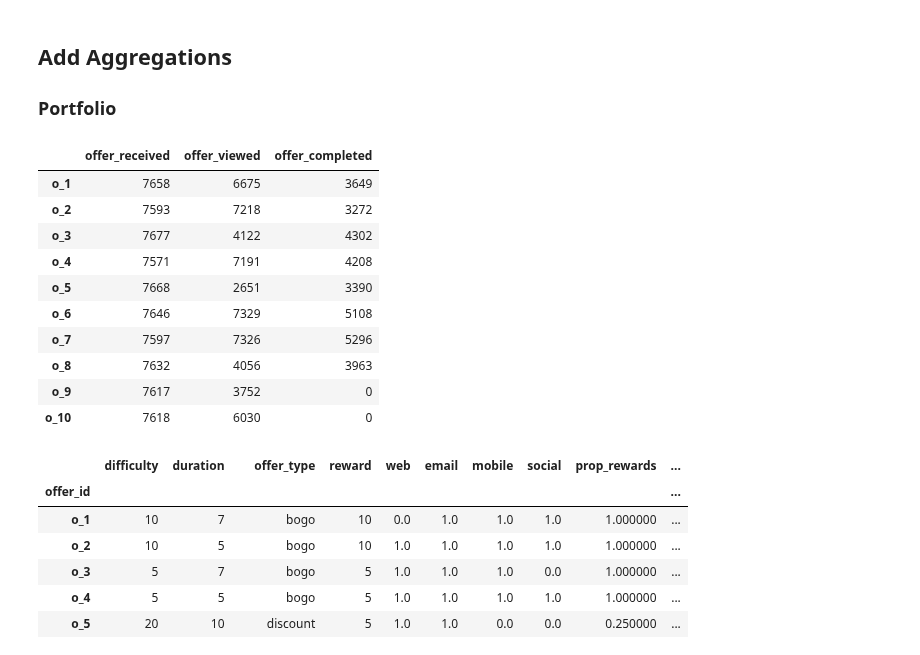
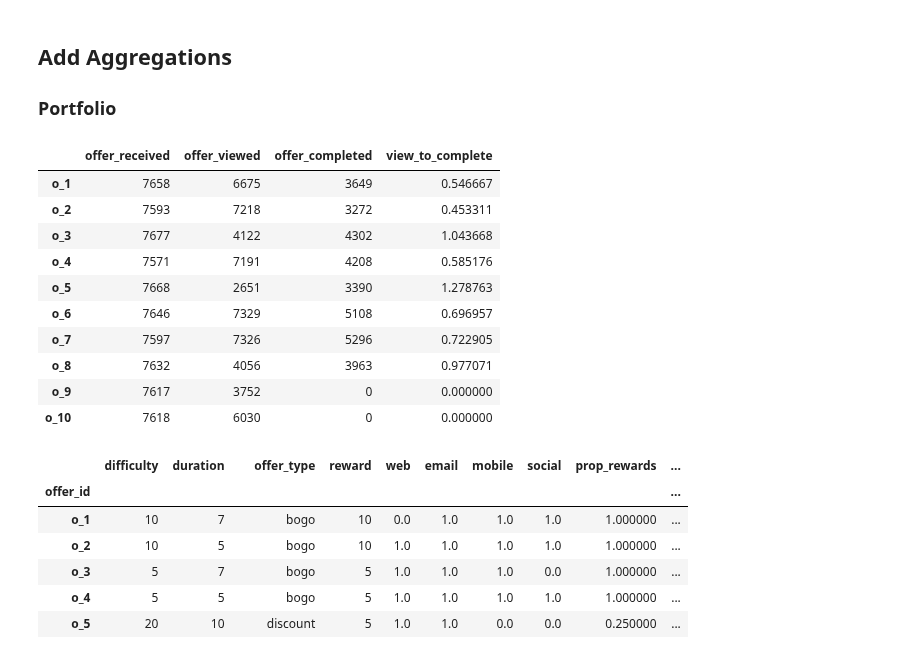
Before and after one commit to rbuerki/segmentation-challenge-starbucks, a Jupyter notebook: 1-data_prep.ipynb, the cells around one changed output. Drawn from its saved outputs; the diff is of its cells as text; code cells hidden in the pictures.

```diff
--- a/1-data_prep.ipynb
+++ b/1-data_prep.ipynb
@@ -605,26 +605,27 @@ transcript_flagged.head(15)
 # %%
 """add aggregated promo data"""  # note: views and completion are only counted if within duration of actual offer
 
 promo_grouped = transcript_extended.groupby(['event', 'offer_id']).count()
 promo_grouped.drop(['person_id', 'amount', 'time'], axis=1, inplace=True)
 promo_grouped = promo_grouped.groupby('event').agg(np.sum).T
 promo_grouped = promo_grouped.reindex(columns = list(['offer received', 'offer viewed', 'offer completed']))
 promo_grouped = cleaning.edit_column_names(promo_grouped)  # cleans whitespace
+promo_grouped['view_to_complete'] = promo_grouped['offer_completed'] / promo_grouped['offer_viewed']
 
 # check new dataframe
 display(promo_grouped)
 # %% [output]
-|  | offer_received | offer_viewed | offer_completed |
-| o_1 | 7658 | 6675 | 3649 |
-| o_2 | 7593 | 7218 | 3272 |
-| o_3 | 7677 | 4122 | 4302 |
-| o_4 | 7571 | 7191 | 4208 |
-| o_5 | 7668 | 2651 | 3390 |
-| o_6 | 7646 | 7329 | 5108 |
-| o_7 | 7597 | 7326 | 5296 |
-| o_8 | 7632 | 4056 | 3963 |
-| o_9 | 7617 | 3752 | 0 |
-| o_10 | 7618 | 6030 | 0 |
+|  | offer_received | offer_viewed | offer_completed | view_to_complete |
+| o_1 | 7658 | 6675 | 3649 | 0.546667 |
+| o_2 | 7593 | 7218 | 3272 | 0.453311 |
+| o_3 | 7677 | 4122 | 4302 | 1.043668 |
+| o_4 | 7571 | 7191 | 4208 | 0.585176 |
+| o_5 | 7668 | 2651 | 3390 | 1.278763 |
+| o_6 | 7646 | 7329 | 5108 | 0.696957 |
+| o_7 | 7597 | 7326 | 5296 | 0.722905 |
+| o_8 | 7632 | 4056 | 3963 | 0.977071 |
+| o_9 | 7617 | 3752 | 0 | 0.000000 |
+| o_10 | 7618 | 6030 | 0 | 0.000000 |
 # %%
 # add to portfolio
 portfolio_extended = pd.concat([portfolio, promo_grouped], axis=1)
```
Also changed, not shown: parts of 13 cells of this notebook, 1 other file.
